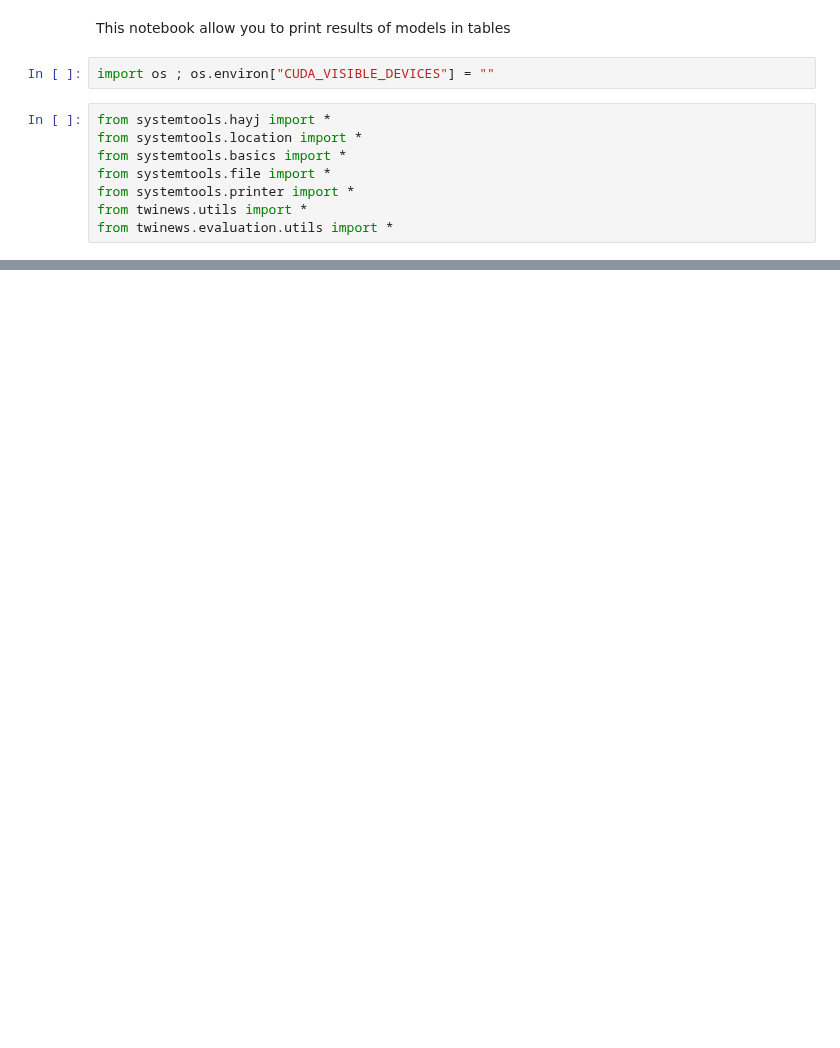
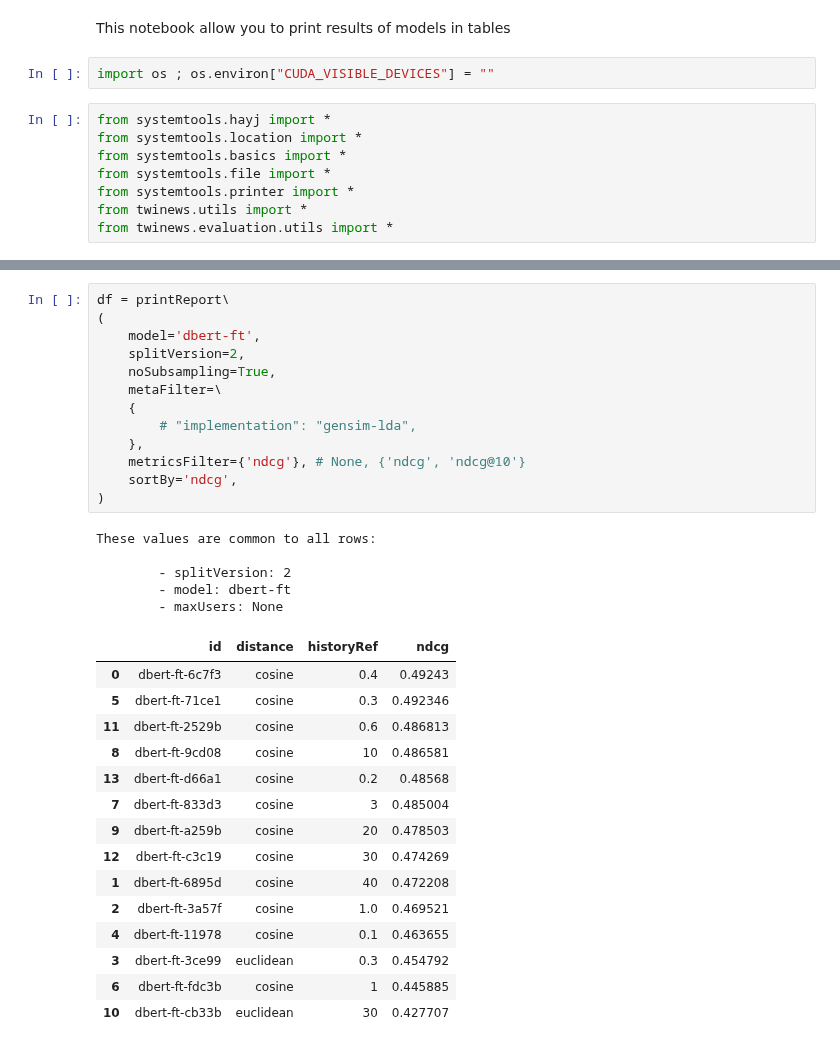
Before and after one commit to arthur-gallois/Twinews-adapted, a Jupyter notebook: twinews/evaluation/hjreport.ipynb, the cells around one changed output, grey strips where cells are left out. Saved outputs shown, nothing was run; the diff lists cells and outputs as text; blank space fills up the shorter version.

```diff
--- a/twinews/evaluation/hjreport.ipynb
+++ b/twinews/evaluation/hjreport.ipynb
@@ -130,0 +131,34 @@ These values are common to all rows:
+# %%
+df = printReport\
+(
+    model='dbert-ft',
+    splitVersion=2,
+    noSubsampling=True,
+    metaFilter=\
+    {
+        # "implementation": "gensim-lda",
+    },
+    metricsFilter={'ndcg'}, # None, {'ndcg', 'ndcg@10'}
+    sortBy='ndcg',
+)
+# %% [output]
+These values are common to all rows:
+
+        - splitVersion: 2
+        - model: dbert-ft
+        - maxUsers: None
+|  | id | distance | historyRef | ndcg |
+| 0 | dbert-ft-6c7f3 | cosine | 0.4 | 0.49243 |
+| 5 | dbert-ft-71ce1 | cosine | 0.3 | 0.492346 |
+| 11 | dbert-ft-2529b | cosine | 0.6 | 0.486813 |
+| 8 | dbert-ft-9cd08 | cosine | 10 | 0.486581 |
+| 13 | dbert-ft-d66a1 | cosine | 0.2 | 0.48568 |
+| 7 | dbert-ft-833d3 | cosine | 3 | 0.485004 |
+| 9 | dbert-ft-a259b | cosine | 20 | 0.478503 |
+| 12 | dbert-ft-c3c19 | cosine | 30 | 0.474269 |
+| 1 | dbert-ft-6895d | cosine | 40 | 0.472208 |
+| 2 | dbert-ft-3a57f | cosine | 1.0 | 0.469521 |
+| 4 | dbert-ft-11978 | cosine | 0.1 | 0.463655 |
+| 3 | dbert-ft-3ce99 | euclidean | 0.3 | 0.454792 |
+| 6 | dbert-ft-fdc3b | cosine | 1 | 0.445885 |
+| 10 | dbert-ft-cb33b | euclidean | 30 | 0.427707 |
```
Also changed, not shown: parts of 3 cells of this notebook, 6 other files.
